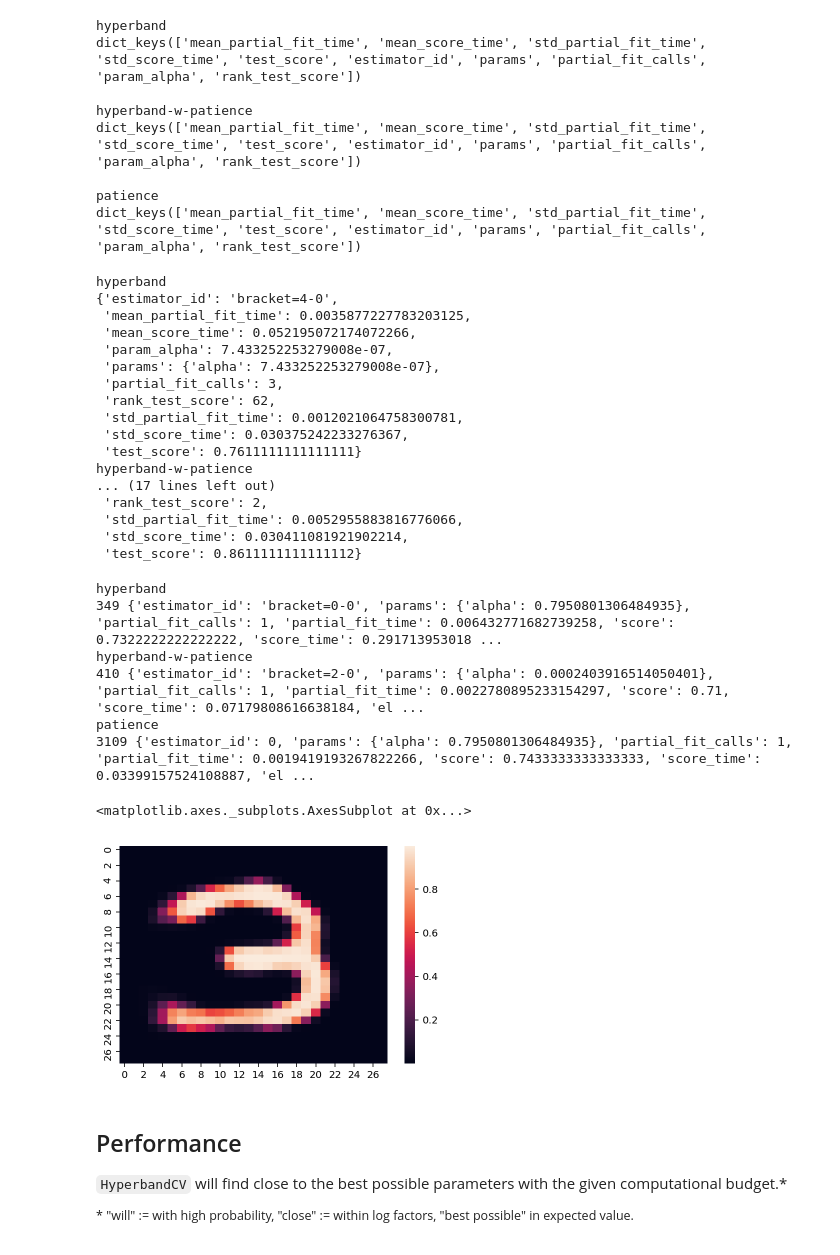
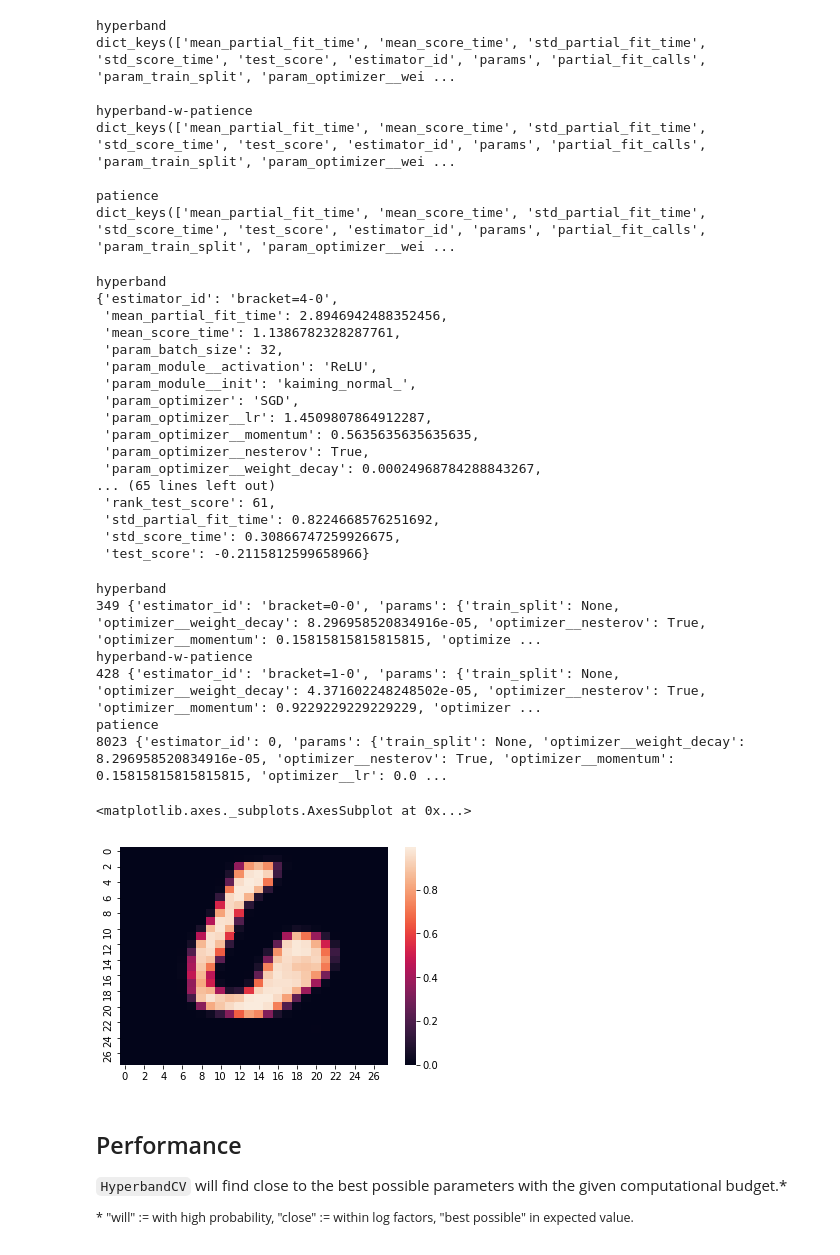
Before and after one commit to stsievert/dask-hyperband-comparison, a Jupyter notebook: Visualize.ipynb, the cells around one changed output. Drawn from its saved outputs; the diff is of its cells as text; code cells hidden in the pictures.

```diff
--- a/Visualize.ipynb
+++ b/Visualize.ipynb
@@ -9,14 +9,14 @@ def read_json(filename):
         return json.load(f)
 # %%
 # list of arrays for each model.
-DIR = "./"
-# DIR = f"./out/{today}/"
+# DIR = "./"
+DIR = f"./out/{today}/"
 cv_results = {alg: read_json(DIR + f"{today}-{alg}-cv_results.json") for alg in ["hyperband", "hyperband-w-patience", "patience"]}
 
 # list of arrays with each score/time/etc. Each model entered more than once.
 histories = {alg: read_json(DIR + f"{today}-{alg}-history.json")for alg in ["hyperband", "hyperband-w-patience", "patience"]}
 
-ALGS = ["hyperband", "hyperband-w-patience", "patience"]
+ALGS = ["hyperband", "hyperband-w-patience", "patience", "passive"]
 params = {alg: read_json(DIR + f"{today}-{alg}-params.json") for alg in ALGS}
 
 best = {alg: read_json(DIR + f"{today}-{alg}-best-params-and-score.json") for alg in ALGS}
@@ -46,13 +57,13 @@ for alg, d in cv_results.items():
     print(d.keys(), end="\n\n")
 # %% [output]
 hyperband
-dict_keys(['mean_partial_fit_time', 'mean_score_time', 'std_partial_fit_time', 'std_score_time', 'test_score', 'estimator_id', 'params', 'partial_fit_calls', 'param_alpha', 'rank_test_score'])
+dict_keys(['mean_partial_fit_time', 'mean_score_time', 'std_partial_fit_time', 'std_score_time', 'test_score', 'estimator_id', 'params', 'partial_fit_calls', 'param_train_split', 'param_optimizer__wei ...
 
 hyperband-w-patience
-dict_keys(['mean_partial_fit_time', 'mean_score_time', 'std_partial_fit_time', 'std_score_time', 'test_score', 'estimator_id', 'params', 'partial_fit_calls', 'param_alpha', 'rank_test_score'])
+dict_keys(['mean_partial_fit_time', 'mean_score_time', 'std_partial_fit_time', 'std_score_time', 'test_score', 'estimator_id', 'params', 'partial_fit_calls', 'param_train_split', 'param_optimizer__wei ...
 
 patience
-dict_keys(['mean_partial_fit_time', 'mean_score_time', 'std_partial_fit_time', 'std_score_time', 'test_score', 'estimator_id', 'params', 'partial_fit_calls', 'param_alpha', 'rank_test_score'])
+dict_keys(['mean_partial_fit_time', 'mean_score_time', 'std_partial_fit_time', 'std_score_time', 'test_score', 'estimator_id', 'params', 'partial_fit_calls', 'param_train_split', 'param_optimizer__wei ...
 # %%
 from pprint import pprint
 for alg, d in cv_results.items():
@@ -62,42 +73,42 @@ for alg, d in cv_results.items():
 # %% [output]
 hyperband
 {'estimator_id': 'bracket=4-0',
- 'mean_partial_fit_time': 0.0035877227783203125,
- 'mean_score_time': 0.052195072174072266,
- 'param_alpha': 7.433252253279008e-07,
- 'params': {'alpha': 7.433252253279008e-07},
- 'partial_fit_calls': 3,
- 'rank_test_score': 62,
- 'std_partial_fit_time': 0.0012021064758300781,
- 'std_score_time': 0.030375242233276367,
- 'test_score': 0.7611111111111111}
-hyperband-w-patience
-... (17 lines left out)
- 'rank_test_score': 2,
- 'std_partial_fit_time': 0.0052955883816776066,
- 'std_score_time': 0.030411081921902214,
- 'test_score': 0.8611111111111112}
+ 'mean_partial_fit_time': 2.8946942488352456,
+ 'mean_score_time': 1.1386782328287761,
+ 'param_batch_size': 32,
+ 'param_module__activation': 'ReLU',
+ 'param_module__init': 'kaiming_normal_',
+ 'param_optimizer': 'SGD',
+ 'param_optimizer__lr': 1.4509807864912287,
+ 'param_optimizer__momentum': 0.5635635635635635,
+ 'param_optimizer__nesterov': True,
+ 'param_optimizer__weight_decay': 0.00024968784288843267,
+... (65 lines left out)
+ 'rank_test_score': 61,
+ 'std_partial_fit_time': 0.8224668576251692,
+ 'std_score_time': 0.30866747259926675,
+ 'test_score': -0.2115812599658966}
 # %%
 for alg, hist in histories.items():
     print(alg)
     print(len(hist), hist[0])
 # %% [output]
 hyperband
-349 {'estimator_id': 'bracket=0-0', 'params': {'alpha': 0.7950801306484935}, 'partial_fit_calls': 1, 'partial_fit_time': 0.006432771682739258, 'score': 0.7322222222222222, 'score_time': 0.291713953018 ...
+349 {'estimator_id': 'bracket=0-0', 'params': {'train_split': None, 'optimizer__weight_decay': 8.296958520834916e-05, 'optimizer__nesterov': True, 'optimizer__momentum': 0.15815815815815815, 'optimize ...
 hyperband-w-patience
-410 {'estimator_id': 'bracket=2-0', 'params': {'alpha': 0.0002403916514050401}, 'partial_fit_calls': 1, 'partial_fit_time': 0.0022780895233154297, 'score': 0.71, 'score_time': 0.07179808616638184, 'el ...
+428 {'estimator_id': 'bracket=1-0', 'params': {'train_split': None, 'optimizer__weight_decay': 4.371602248248502e-05, 'optimizer__nesterov': True, 'optimizer__momentum': 0.9229229229229229, 'optimizer ...
 patience
-3109 {'estimator_id': 0, 'params': {'alpha': 0.7950801306484935}, 'partial_fit_calls': 1, 'partial_fit_time': 0.0019419193267822266, 'score': 0.7433333333333333, 'score_time': 0.03399157524108887, 'el ...
+8023 {'estimator_id': 0, 'params': {'train_split': None, 'optimizer__weight_decay': 8.296958520834916e-05, 'optimizer__nesterov': True, 'optimizer__momentum': 0.15815815815815815, 'optimizer__lr': 0.0 ...
 # %%
 import numpy as np
-data = np.load(f"out/{today}/{today}-hyperband-test.npz")
+data = np.load(DIR + f"{today}-hyperband-test.npz")
 y_hat = data["y_hat"]
 
 import seaborn as sns
 sns.heatmap(y_hat[0].reshape(28, 28))
 # %% [output]
 <matplotlib.axes._subplots.AxesSubplot at 0x...>
-[figure, old version]
+[figure, new version]
 # %% [markdown]
 ## Performance
 `HyperbandCV` will find close to the best possible parameters with the given computational budget.*
```
Also changed, not shown: parts of 9 cells of this notebook, 1 other file.
